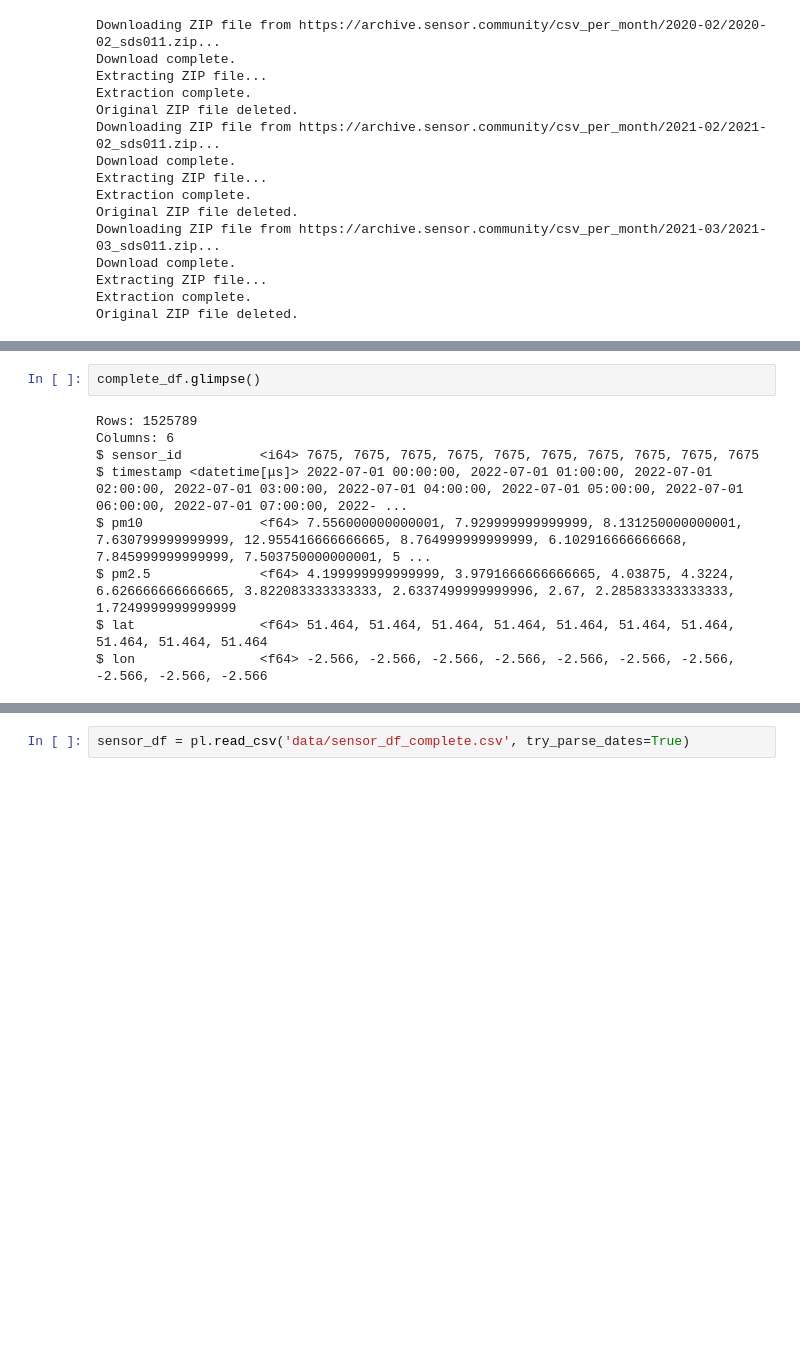
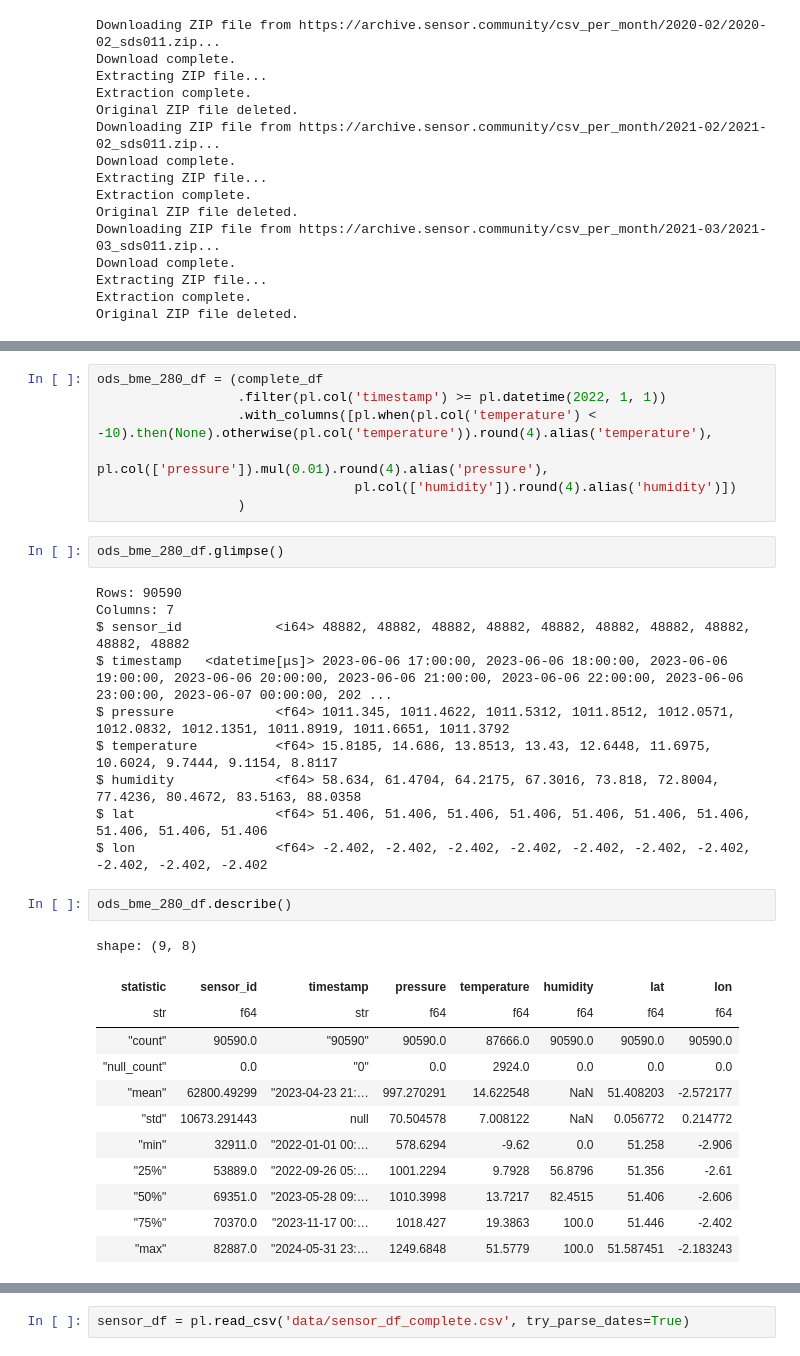
Before and after one commit to stevecrawshaw/polars_playground, a Jupyter notebook: lufdaten_polars.ipynb, the cells around one changed output, grey strips where cells are left out. Saved outputs shown, nothing was run; the diff lists cells and outputs as text; blank space fills up the shorter version.

```diff
--- a/lufdaten_polars.ipynb
+++ b/lufdaten_polars.ipynb
@@ -261,11 +262,34 @@ complete_df.shape
+# %%
+ods_bme_280_df = (complete_df
+                  .filter(pl.col('timestamp') >= pl.datetime(2022, 1, 1))
+                  .with_columns([pl.when(pl.col('temperature') < -10).then(None).otherwise(pl.col('temperature')).round(4).alias('temperature'),
+                                 pl.col(['pressure']).mul(0.01).round(4).alias('pressure'),
+                                 pl.col(['humidity']).round(4).alias('humidity')])
+                  )
 # %%
-complete_df.glimpse()
+ods_bme_280_df.glimpse()
 # %% [output]
-Rows: 1525789
-Columns: 6
-$ sensor_id          <i64> 7675, 7675, 7675, 7675, 7675, 7675, 7675, 7675, 7675, 7675
-$ timestamp <datetime[μs]> 2022-07-01 00:00:00, 2022-07-01 01:00:00, 2022-07-01 02:00:00, 2022-07-01 03:00:00, 2022-07-01 04:00:00, 2022-07-01 05:00:00, 2022-07-01 06:00:00, 2022-07-01 07:00:00, 2022- ...
-$ pm10               <f64> 7.556000000000001, 7.929999999999999, 8.131250000000001, 7.630799999999999, 12.955416666666665, 8.764999999999999, 6.102916666666668, 7.845999999999999, 7.503750000000001, 5 ...
-$ pm2.5              <f64> 4.199999999999999, 3.9791666666666665, 4.03875, 4.3224, 6.626666666666665, 3.822083333333333, 2.6337499999999996, 2.67, 2.285833333333333, 1.7249999999999999
-$ lat                <f64> 51.464, 51.464, 51.464, 51.464, 51.464, 51.464, 51.464, 51.464, 51.464, 51.464
-$ lon                <f64> -2.566, -2.566, -2.566, -2.566, -2.566, -2.566, -2.566, -2.566, -2.566, -2.566
+Rows: 90590
+Columns: 7
+$ sensor_id            <i64> 48882, 48882, 48882, 48882, 48882, 48882, 48882, 48882, 48882, 48882
+$ timestamp   <datetime[μs]> 2023-06-06 17:00:00, 2023-06-06 18:00:00, 2023-06-06 19:00:00, 2023-06-06 20:00:00, 2023-06-06 21:00:00, 2023-06-06 22:00:00, 2023-06-06 23:00:00, 2023-06-07 00:00:00, 202 ...
+$ pressure             <f64> 1011.345, 1011.4622, 1011.5312, 1011.8512, 1012.0571, 1012.0832, 1012.1351, 1011.8919, 1011.6651, 1011.3792
+$ temperature          <f64> 15.8185, 14.686, 13.8513, 13.43, 12.6448, 11.6975, 10.6024, 9.7444, 9.1154, 8.8117
+$ humidity             <f64> 58.634, 61.4704, 64.2175, 67.3016, 73.818, 72.8004, 77.4236, 80.4672, 83.5163, 88.0358
+$ lat                  <f64> 51.406, 51.406, 51.406, 51.406, 51.406, 51.406, 51.406, 51.406, 51.406, 51.406
+$ lon                  <f64> -2.402, -2.402, -2.402, -2.402, -2.402, -2.402, -2.402, -2.402, -2.402, -2.402
+# %%
+ods_bme_280_df.describe()
+# %% [output]
+shape: (9, 8)
+| statistic | sensor_id | timestamp | pressure | temperature | humidity | lat | lon |
+| str | f64 | str | f64 | f64 | f64 | f64 | f64 |
+| "count" | 90590.0 | "90590" | 90590.0 | 87666.0 | 90590.0 | 90590.0 | 90590.0 |
+| "null_count" | 0.0 | "0" | 0.0 | 2924.0 | 0.0 | 0.0 | 0.0 |
+| "mean" | 62800.49299 | "2023-04-23 21:… | 997.270291 | 14.622548 | NaN | 51.408203 | -2.572177 |
+| "std" | 10673.291443 | null | 70.504578 | 7.008122 | NaN | 0.056772 | 0.214772 |
+| "min" | 32911.0 | "2022-01-01 00:… | 578.6294 | -9.62 | 0.0 | 51.258 | -2.906 |
+| "25%" | 53889.0 | "2022-09-26 05:… | 1001.2294 | 9.7928 | 56.8796 | 51.356 | -2.61 |
+| "50%" | 69351.0 | "2023-05-28 09:… | 1010.3998 | 13.7217 | 82.4515 | 51.406 | -2.606 |
+| "75%" | 70370.0 | "2023-11-17 00:… | 1018.427 | 19.3863 | 100.0 | 51.446 | -2.402 |
+| "max" | 82887.0 | "2024-05-31 23:… | 1249.6848 | 51.5779 | 100.0 | 51.587451 | -2.183243 |
```
Also changed, not shown: parts of 4 cells of this notebook.
